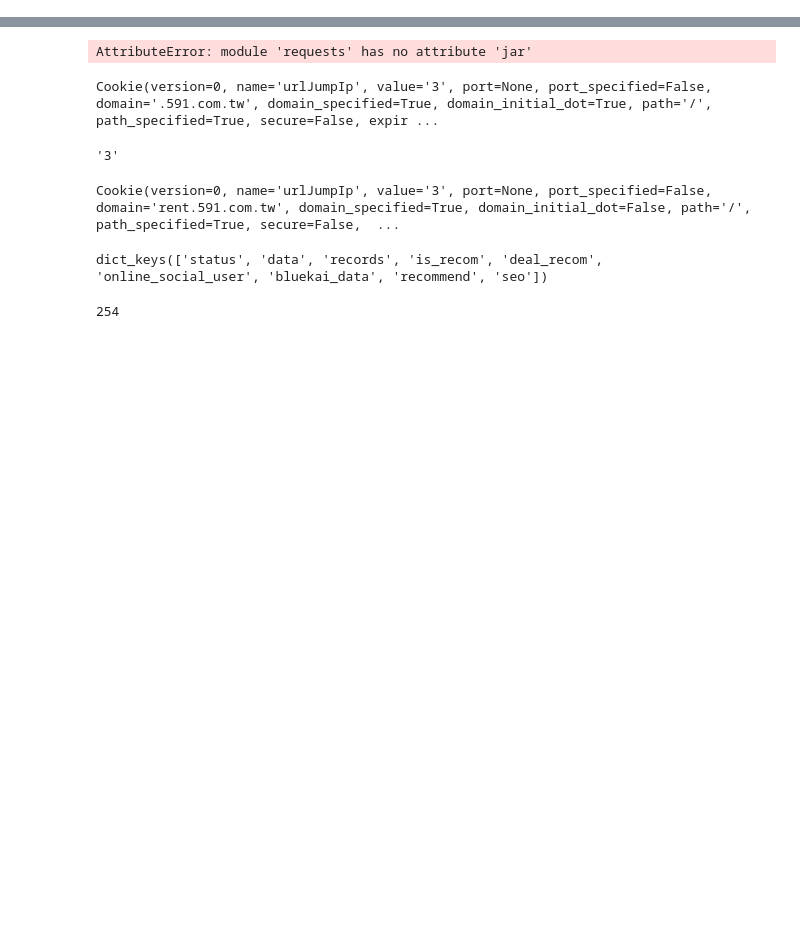
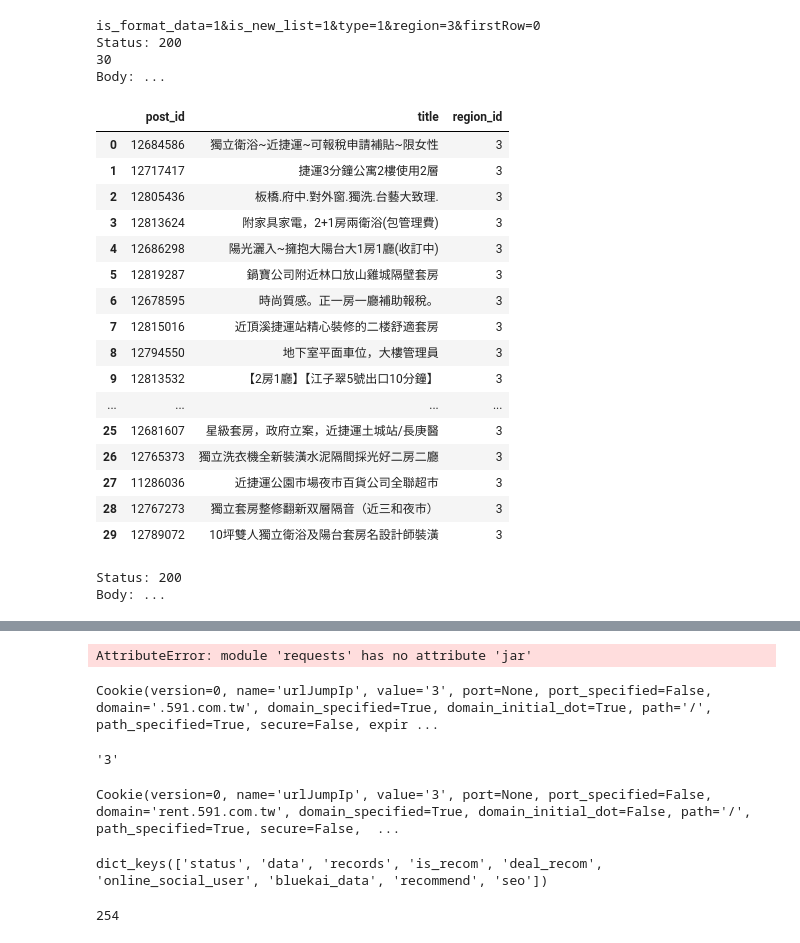
Before and after one commit to GallonShih/BlackHead, a Jupyter notebook: DA_Rental_Market/crawler.ipynb, the cells around one changed output, grey strips where cells are left out. Drawn from its saved outputs; the diff is of its cells as text; code cells hidden in the pictures; blank space fills up the shorter version.

```diff
--- a/DA_Rental_Market/crawler.ipynb
+++ b/DA_Rental_Market/crawler.ipynb
@@ -20,0 +74,29 @@ logger.addHandler(chlr)
+# %%
+crawler = RentalCrawler()
+# %%
+crawler._get_rentals_by_region(region_id=3)
+# %% [output]
+is_format_data=1&is_new_list=1&type=1&region=3&firstRow=0
+Status: 200
+30
+Body: ...
+# %%
+crawler.df_rentals
+# %% [output]
+|  | post_id | title | region_id |
+| 0 | 12684586 | 獨立衛浴~近捷運~可報稅申請補貼~限女性 | 3 |
+| 1 | 12717417 | 捷運3分鐘公寓2樓使用2層 | 3 |
+| 2 | 12805436 | 板橋.府中.對外窗.獨洗.台藝大致理. | 3 |
+| 3 | 12813624 | 附家具家電，2+1房兩衛浴(包管理費) | 3 |
+| 4 | 12686298 | 陽光灑入~擁抱大陽台大1房1廳(收訂中) | 3 |
+| 5 | 12819287 | 鍋寶公司附近林口放山雞城隔壁套房 | 3 |
+| 6 | 12678595 | 時尚質感。正一房一廳補助報稅。 | 3 |
+| 7 | 12815016 | 近頂溪捷運站精心裝修的二楼舒適套房 | 3 |
+| 8 | 12794550 | 地下室平面車位，大樓管理員 | 3 |
+| 9 | 12813532 | 【2房1廳】【江子翠5號出口10分鐘】 | 3 |
+| ... | ... | ... | ... |
+| 25 | 12681607 | 星級套房，政府立案，近捷運土城站/長庚醫 | 3 |
+| 26 | 12765373 | 獨立洗衣機全新裝潢水泥隔間採光好二房二廳 | 3 |
+| 27 | 11286036 | 近捷運公園市場夜市百貨公司全聯超市 | 3 |
+| 28 | 12767273 | 獨立套房整修翻新双層隔音（近三和夜市） | 3 |
+| 29 | 12789072 | 10坪雙人獨立衛浴及陽台套房名設計師裝潢 | 3 |
@@ -20,0 +126,5 @@ logger.addHandler(chlr)
+# %%
+data = get_data()
+# %% [output]
+Status: 200
+Body: ...
```
Also changed, not shown: parts of 17 cells of this notebook, 2 other files.
